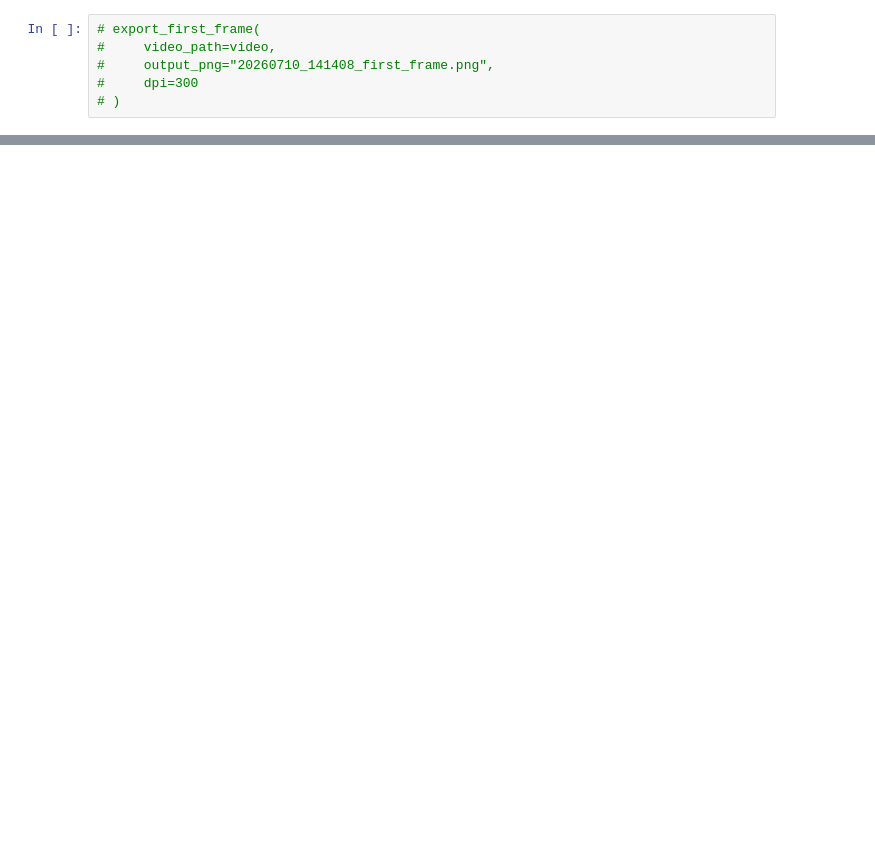
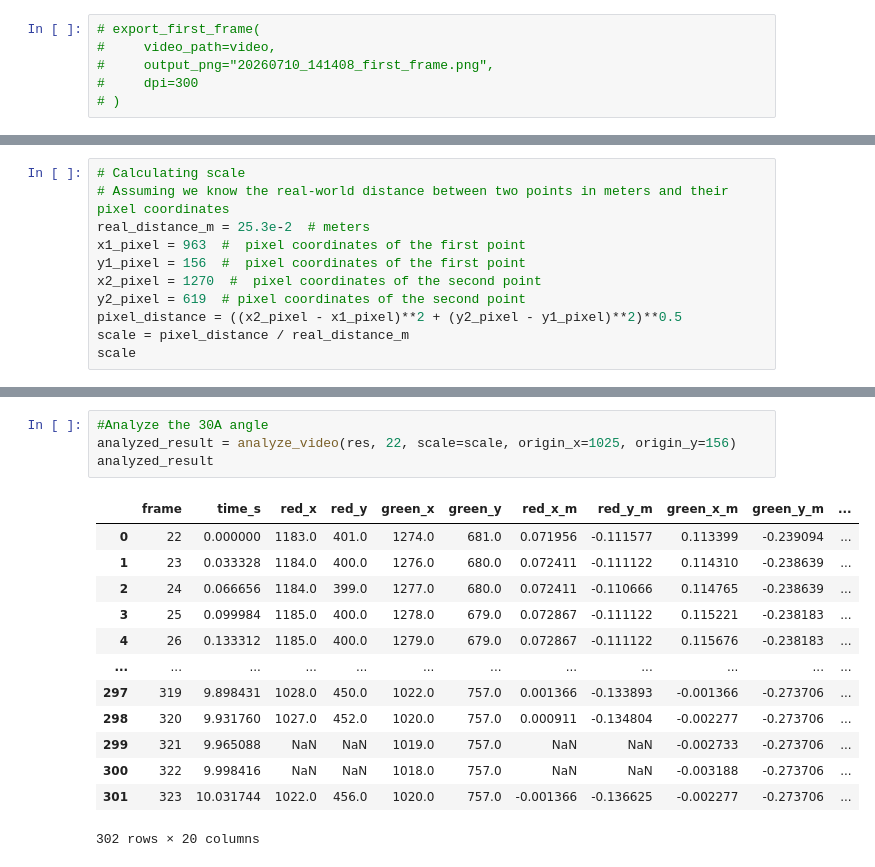
Before and after one commit to AEZorina/RP_double-pendulum, a Jupyter notebook: notebooks/Pendulum tracking.ipynb, the cells around one changed output, grey strips where cells are left out. Saved outputs shown, nothing was run; the diff lists cells and outputs as text; blank space fills up the shorter version.

```diff
--- a/notebooks/Pendulum tracking.ipynb
+++ b/notebooks/Pendulum tracking.ipynb
@@ -300,0 +334,11 @@ Frames with missing green detection: 22
+# %%
+# Calculating scale
+# Assuming we know the real-world distance between two points in meters and their pixel coordinates
+real_distance_m = 25.3e-2  # meters
+x1_pixel = 963  #  pixel coordinates of the first point
+y1_pixel = 156  #  pixel coordinates of the first point
+x2_pixel = 1270  #  pixel coordinates of the second point
+y2_pixel = 619  # pixel coordinates of the second point
+pixel_distance = ((x2_pixel - x1_pixel)**2 + (y2_pixel - y1_pixel)**2)**0.5
+scale = pixel_distance / real_distance_m
+scale
@@ -300,0 +455,18 @@ Frames with missing green detection: 22
+# %%
+#Analyze the 30A angle
+analyzed_result = analyze_video(res, 22, scale=scale, origin_x=1025, origin_y=156)
+analyzed_result
+# %% [output]
+|  | frame | time_s | red_x | red_y | green_x | green_y | red_x_m | red_y_m | green_x_m | green_y_m | ... |
+| 0 | 22 | 0.000000 | 1183.0 | 401.0 | 1274.0 | 681.0 | 0.071956 | -0.111577 | 0.113399 | -0.239094 | ... |
+| 1 | 23 | 0.033328 | 1184.0 | 400.0 | 1276.0 | 680.0 | 0.072411 | -0.111122 | 0.114310 | -0.238639 | ... |
+| 2 | 24 | 0.066656 | 1184.0 | 399.0 | 1277.0 | 680.0 | 0.072411 | -0.110666 | 0.114765 | -0.238639 | ... |
+| 3 | 25 | 0.099984 | 1185.0 | 400.0 | 1278.0 | 679.0 | 0.072867 | -0.111122 | 0.115221 | -0.238183 | ... |
+| 4 | 26 | 0.133312 | 1185.0 | 400.0 | 1279.0 | 679.0 | 0.072867 | -0.111122 | 0.115676 | -0.238183 | ... |
+| ... | ... | ... | ... | ... | ... | ... | ... | ... | ... | ... | ... |
+| 297 | 319 | 9.898431 | 1028.0 | 450.0 | 1022.0 | 757.0 | 0.001366 | -0.133893 | -0.001366 | -0.273706 | ... |
+| 298 | 320 | 9.931760 | 1027.0 | 452.0 | 1020.0 | 757.0 | 0.000911 | -0.134804 | -0.002277 | -0.273706 | ... |
+| 299 | 321 | 9.965088 | NaN | NaN | 1019.0 | 757.0 | NaN | NaN | -0.002733 | -0.273706 | ... |
+| 300 | 322 | 9.998416 | NaN | NaN | 1018.0 | 757.0 | NaN | NaN | -0.003188 | -0.273706 | ... |
+| 301 | 323 | 10.031744 | 1022.0 | 456.0 | 1020.0 | 757.0 | -0.001366 | -0.136625 | -0.002277 | -0.273706 | ... |
+302 rows × 20 columns
```
Also changed, not shown: parts of 15 cells of this notebook.
